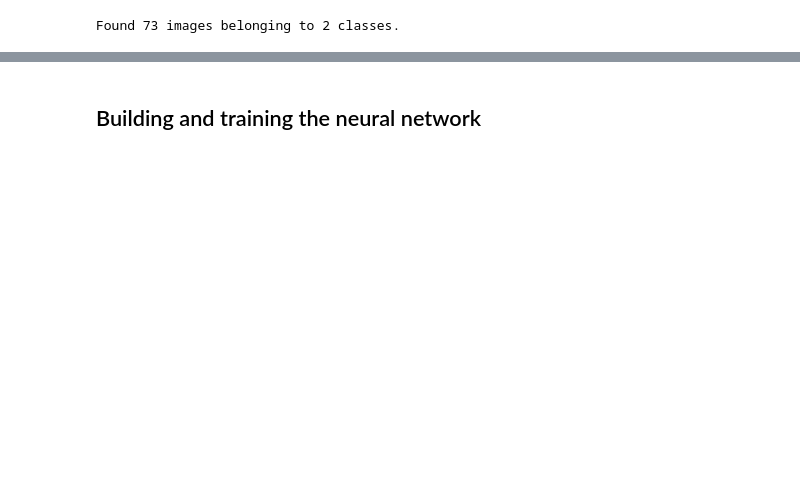
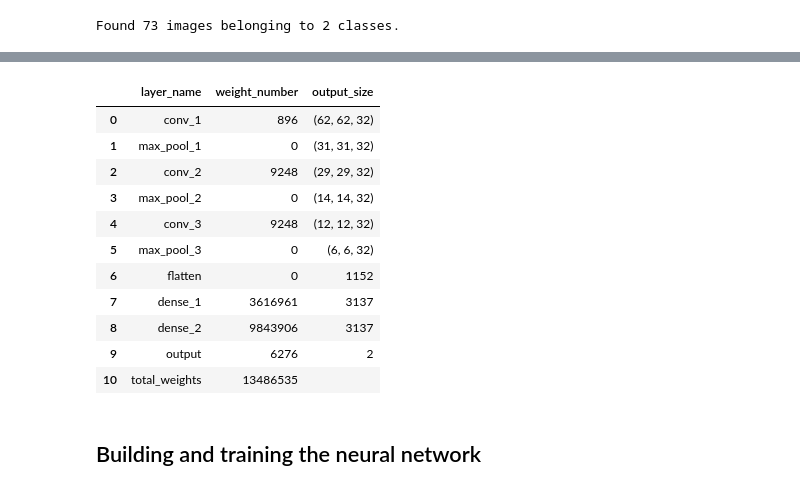
Before and after one commit to iliya1984/DevML, a Jupyter notebook: computer_vision/image_classification/homer_bart_classifiction_with_cnn.ipynb, the cells around one changed output, grey strips where cells are left out. Saved outputs shown, nothing was run; the diff lists cells and outputs as text; code cells hidden in the pictures; blank space fills up the shorter version.

Commit message:
Added network weight number and layer output size calculation logic

```diff
--- a/computer_vision/image_classification/homer_bart_classifiction_with_cnn.ipynb
+++ b/computer_vision/image_classification/homer_bart_classifiction_with_cnn.ipynb
@@ -91,3 +97,82 @@ Found 73 images belonging to 2 classes.
+# %%
+#Network weights and layer output size calculation with custom code
+#Done for the study porpose
+
+def calc_layer_weight_number(filter_number, filter_size, channels):
+  bias = 1
+  return filter_number * (filter_size[0] * filter_size[1] * channels + bias)
+
+def calc_layer_output_size(image_shape, filter_number, filter_size):
+  height = image_shape[0]
+  width = image_shape[1]
+  bias = 1
+
+  output_height = height - filter_size[0] + bias
+  output_width = width - filter_size[1] + bias
+  return (output_height, output_width, filter_number)
+
+def calc_max_pool_output_size(input_size, pool_size):
+  default_strides = pool_size
+  height = int((input_size[0] - pool_size[0]) / default_strides[0] + 1)
+  width = int((input_size[1] - pool_size[1]) / default_strides[1] + 1)
+  return (height, width, input_size[2])
+
+def calc_flatten_layer_size(input_size):
+  return input_size[0] * input_size[1] * input_size[2]
+
+def calc_net_summary(input_size, filter_number, filter_size, max_pool_size):
+  layer_input_size = input_size
+  layer_output_size = None
+  layer_weights_size = None
+  summary_df = pd.DataFrame(columns=['layer_name', 'weight_number', 'output_size'])
+
+  for i in range(3):
+    layer_index = i + 1
+    layer_weights_size = calc_layer_weight_number(filter_number, filter_size, layer_input_size[2])
+    layer_output_size = calc_layer_output_size(layer_input_size, filter_number, filter_size)
+    summary_df.loc[len(summary_df)] = [f'conv_{layer_index}', layer_weights_size, layer_output_size]
+
+    layer_output_size = calc_max_pool_output_size(layer_output_size, max_pool_size)
+    summary_df.loc[len(summary_df)] = [f'max_pool_{layer_index}', 0, layer_output_size]
+
+    layer_input_size = layer_output_size
+
+  layer_output_size = calc_flatten_layer_size(layer_output_size)
+  summary_df.loc[len(summary_df)] = ['flatten', 0, layer_output_size]
+
+  layer_input_size = layer_output_size
+  layer_output_size = 3137
+  layer_weights_size = (layer_output_size) * (layer_input_size + 1)
+  summary_df.loc[len(summary_df)] = ['dense_1', layer_weights_size, layer_output_size]
+
+  layer_input_size = layer_output_size
+  layer_weights_size = (layer_output_size) * (layer_input_size + 1)
+  summary_df.loc[len(summary_df)] = ['dense_2', layer_weights_size, layer_output_size]
+
+  layer_input_size = layer_output_size
+  layer_output_size = 2
+  layer_weights_size = (layer_output_size) * (layer_input_size + 1)
+  summary_df.loc[len(summary_df)] = ['output', layer_weights_size, layer_output_size]
+
+  summary_df.loc[len(summary_df)] = ['total_weights', summary_df['weight_number'].sum(), '']
+
+  return summary_df
+
+summary_df = calc_net_summary((64,64,3), 32, (3, 3), (2, 2))
+summary_df
+# %% [output]
+|  | layer_name | weight_number | output_size |
+| 0 | conv_1 | 896 | (62, 62, 32) |
+| 1 | max_pool_1 | 0 | (31, 31, 32) |
+| 2 | conv_2 | 9248 | (29, 29, 32) |
+| 3 | max_pool_2 | 0 | (14, 14, 32) |
+| 4 | conv_3 | 9248 | (12, 12, 32) |
+| 5 | max_pool_3 | 0 | (6, 6, 32) |
+| 6 | flatten | 0 | 1152 |
+| 7 | dense_1 | 3616961 | 3137 |
+| 8 | dense_2 | 9843906 | 3137 |
+| 9 | output | 6276 | 2 |
+| 10 | total_weights | 13486535 |  |
 # %% [markdown]
 ## Building and training the neural network
 # %%
```
Also changed, not shown: parts of 16 cells of this notebook.
